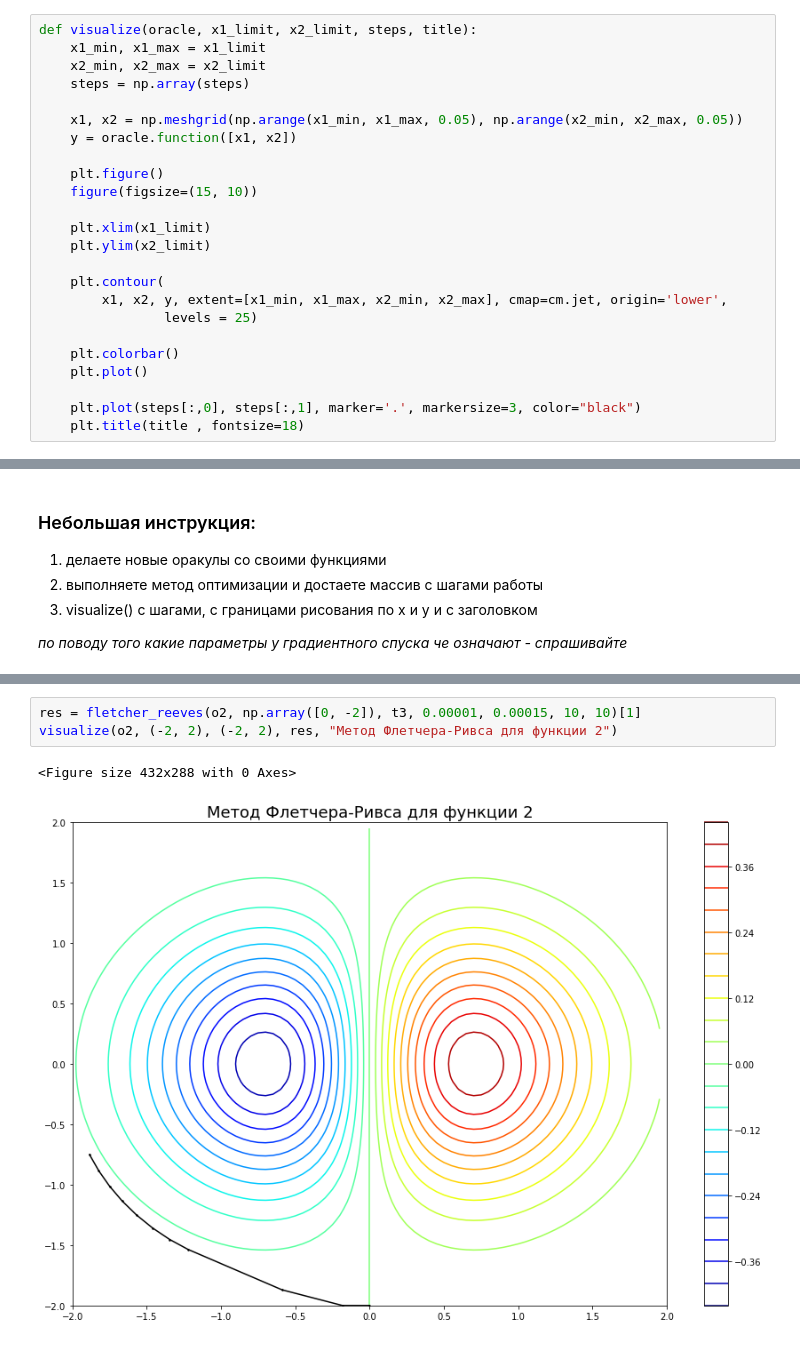
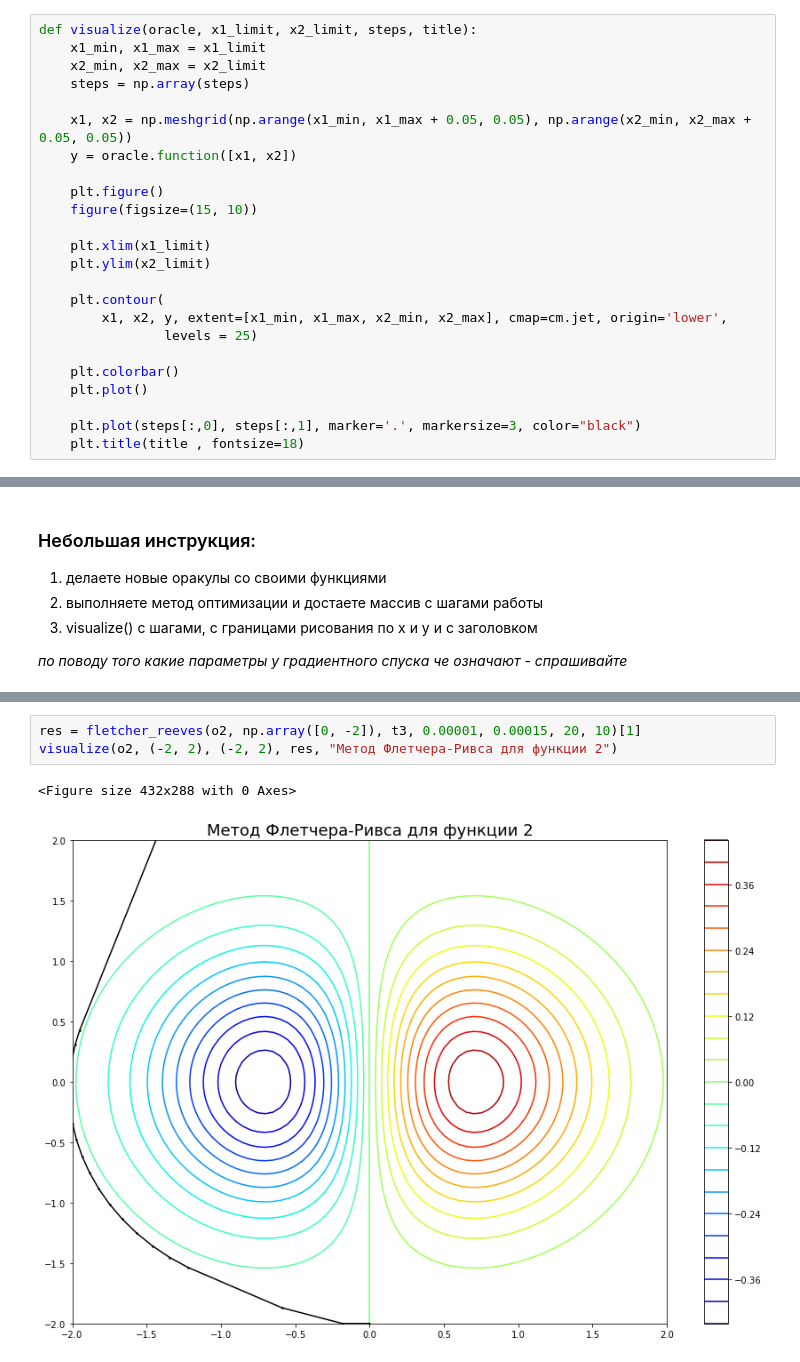
Before and after one commit to Ar4eR-ValerA/AppliedMath.IIISem, a Jupyter notebook: Lab2/visualization.ipynb, the cells around one changed output, grey strips where cells are left out. Drawn from its saved outputs; the diff is of its cells as text.

Commit message:
refactor: visualization minor change

```diff
--- a/Lab2/visualization.ipynb
+++ b/Lab2/visualization.ipynb
@@ -15,7 +15,7 @@ def visualize(oracle, x1_limit, x2_limit, steps, title):
     x2_min, x2_max = x2_limit
     steps = np.array(steps)
 
-    x1, x2 = np.meshgrid(np.arange(x1_min, x1_max, 0.05), np.arange(x2_min, x2_max, 0.05))
+    x1, x2 = np.meshgrid(np.arange(x1_min, x1_max + 0.05, 0.05), np.arange(x2_min, x2_max + 0.05, 0.05))
     y = oracle.function([x1, x2])
 
     plt.figure()
@@ -68,6 +68,6 @@ visualize(o2, (-2, 2), (-2, 2), res, "Градиентный спуск (пос
 # %%
-res = fletcher_reeves(o2, np.array([0, -2]), t3, 0.00001, 0.00015, 10, 10)[1]
+res = fletcher_reeves(o2, np.array([0, -2]), t3, 0.00001, 0.00015, 20, 10)[1]
 visualize(o2, (-2, 2), (-2, 2), res, "Метод Флетчера-Ривса для функции 2")
 # %% [output]
 <Figure size 432x288 with 0 Axes>
-[figure, old version]
+[figure, new version]
```
Also changed, not shown: parts of 3 cells of this notebook.
